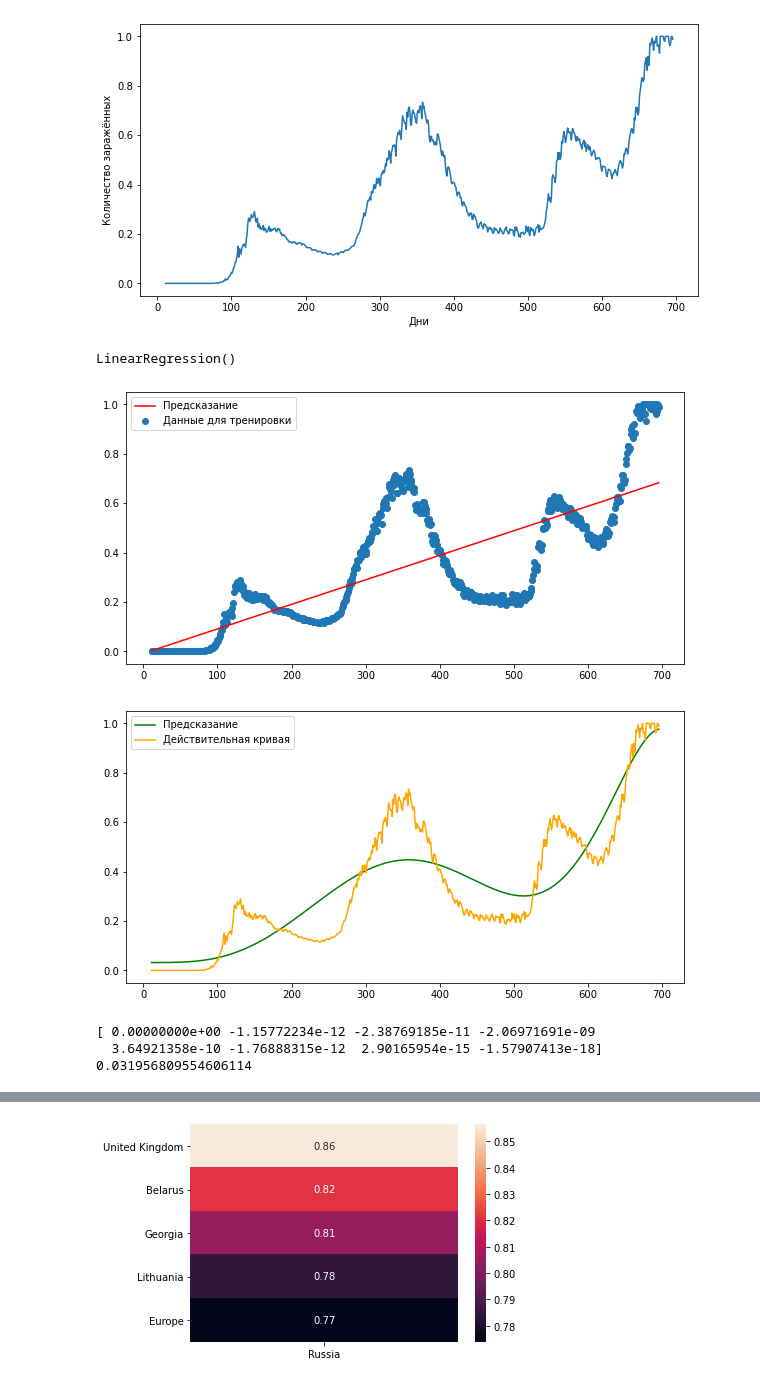
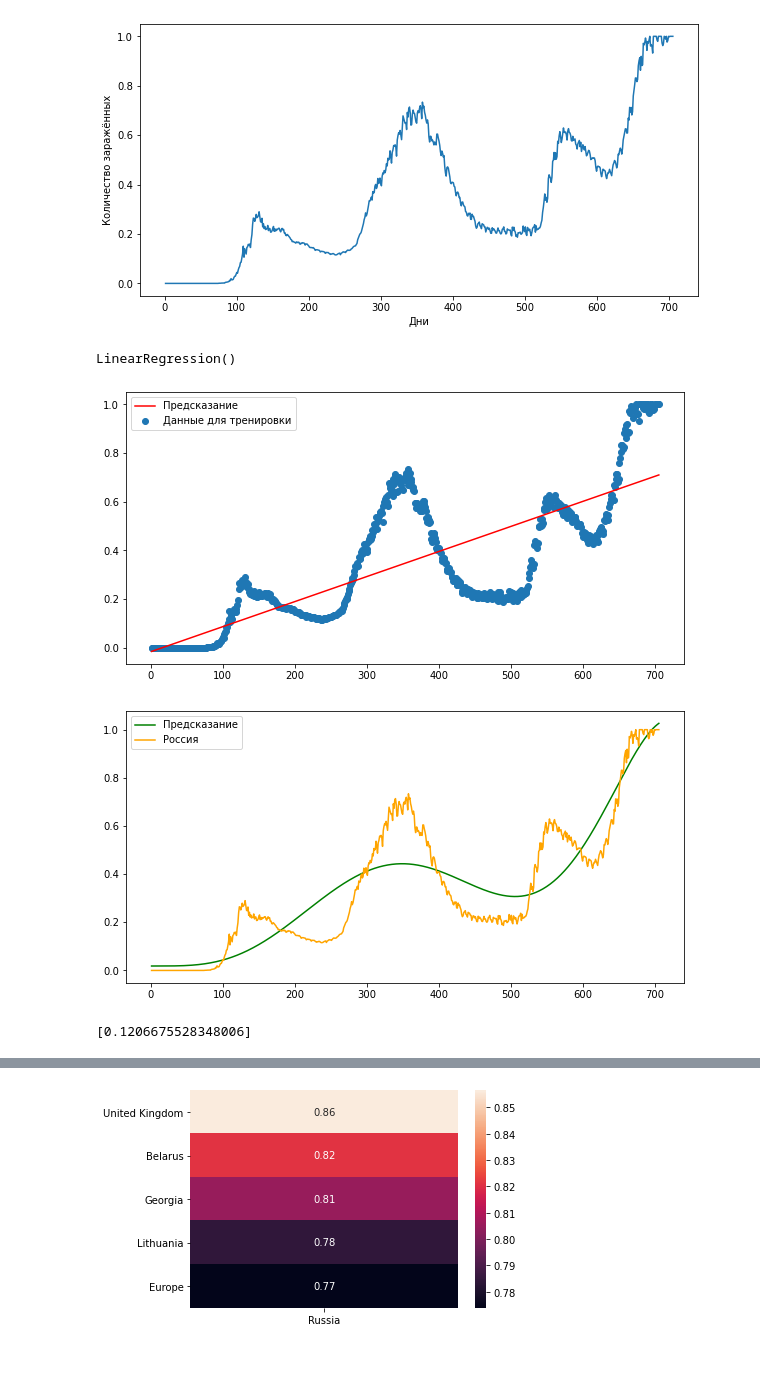
Before and after one commit to ZelshaR/Project, a Jupyter notebook: NoteBooks/Predict.ipynb, the cells around one changed output, grey strips where cells are left out. Drawn from its saved outputs; the diff is of its cells as text; code cells hidden in the pictures.

```diff
--- a/NoteBooks/Predict.ipynb
+++ b/NoteBooks/Predict.ipynb
@@ -68,9 +67,9 @@ dfc
 # %%
-dfcsr.drop(dfcsr.head(10).index,inplace=True)
-dfcsr.drop(dfcsr.tail(10).index,inplace=True)
+#dfcsr.drop(dfcsr.head(10).index,inplace=True)
+#dfcsr.drop(dfcsr.tail(10).index,inplace=True)
 # %%
 yaxis = dfcsr['Russia'].values
-xaxis = [i for i in range(11,697)]
+xaxis = [i for i in range(1,707)]
 # %%
 plt.figure(figsize=(10,5))
 plt.plot(xaxis, yaxis)
@@ -78,7 +77,7 @@ plt.xlabel('Дни')
 plt.ylabel('Количество заражённых')
 plt.show()
 # %% [output]
-[figure, old version]
+[figure, new version]
 # %%
 xaxis1 = np.reshape(xaxis, (-1, 1))
 lr.fit(xaxis1, yaxis)
@@ -91,37 +90,41 @@ plt.plot(xaxis,lr.predict(xaxis1), label='Предсказание', c='red')
 plt.legend()
 plt.show()
 # %% [output]
-[figure, old version]
+[figure, new version]
 # %%
 rmses = []
 #enumerate = [i for i in range(10)]
-enumerate = [7]
+enumerate = [8]
 
 for i in enumerate:
     p = PolynomialFeatures(i, include_bias=True)
 
     xaxis_poly = p.fit_transform(xaxis1)
 
     lr.fit(xaxis_poly, yaxis)
 
-    xaxis_ = np.linspace(xaxis1.min(0), xaxis1.max(0), 686).reshape(686,1)
+    xaxis_ = np.linspace(xaxis1.min(0), xaxis1.max(0), 706).reshape(706,1)
     y_pred_lr = lr.predict(p.transform(xaxis_))
     poly_mse = mean_squared_error(yaxis, y_pred_lr)
     poly_rmse = np.sqrt(poly_mse)
     rmses.append(poly_rmse)
     plt.figure(figsize=(10,5))
 #    plt.scatter(xaxis, yaxis, label='Данные для тренировки') #не вижу смысла проставлять точки, ибо они просто будут накладываться на кривую
     plt.plot(xaxis_, y_pred_lr, label='Предсказание', c='green')
-    plt.plot(xaxis, yaxis, label='Действительная кривая', c='orange')
+    plt.plot(xaxis, yaxis, label='Россия', c='orange')
+#    plt.plot(xaxis, dfcsr['United Kingdom'].values, label='Англия', c='red')
+#    plt.plot
+#    plt.plot
+#    plt.plot
+#    plt.plot
     plt.legend()
     plt.show()
     #print(p.fit_transform(xaxis_))
     modelo = make_pipeline(p, lr)
-    print(modelo.steps[1][1].coef_)
-    print(modelo.steps[1][1].intercept_)
+    #print(modelo.steps[1][1].coef_)
+    #print(modelo.steps[1][1].intercept_)
+rmses
 # %% [output]
-[figure, old version]
+[figure, new version]
-[ 0.00000000e+00 -1.15772234e-12 -2.38769185e-11 -2.06971691e-09
-  3.64921358e-10 -1.76888315e-12  2.90165954e-15 -1.57907413e-18]
-0.031956809554606114
+[0.1206675528348006]
 # %%
```
Also changed, not shown: parts of 10 cells of this notebook, 3 other files.
